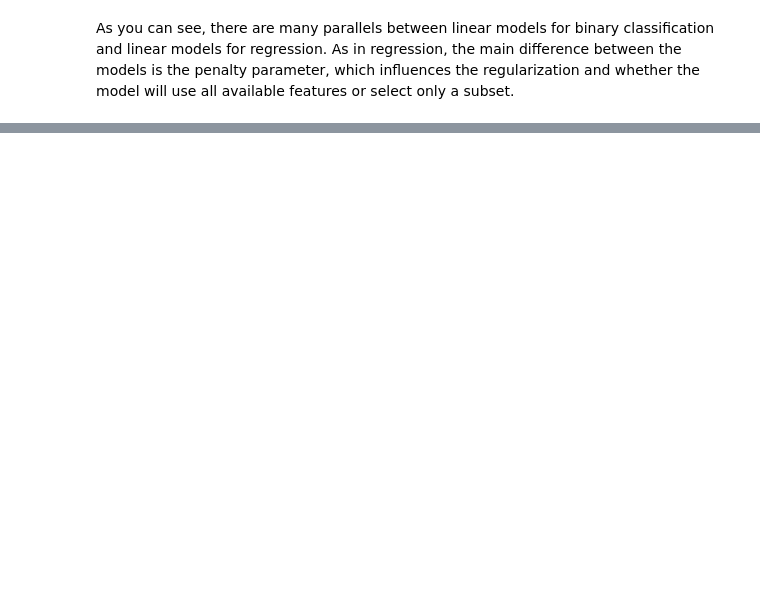
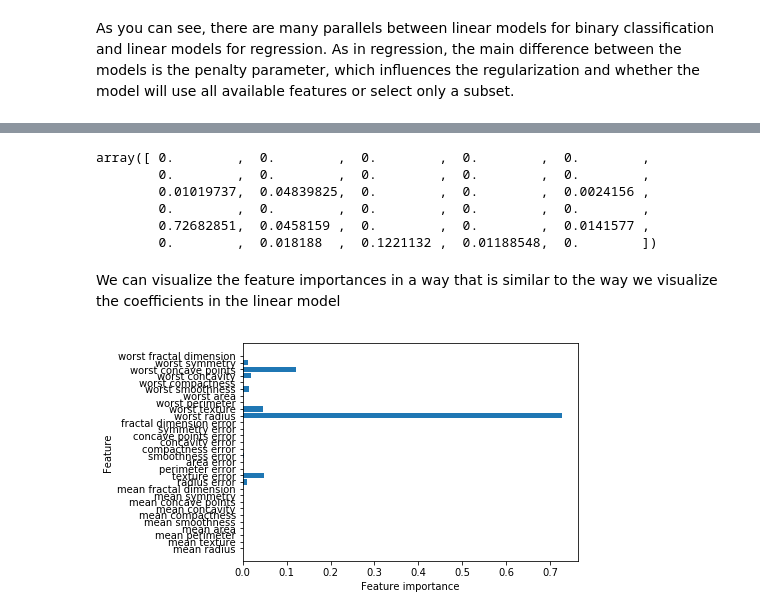
Before and after one commit to karmari116/andreas_muller_intro_to_machine_learning_with_python, a Jupyter notebook: ch_2_supervised_learning.ipynb, the cells around one changed output, grey strips where cells are left out. Saved outputs shown, nothing was run; the diff lists cells and outputs as text; code cells hidden in the pictures; blank space fills up the shorter version.

```diff
--- a/ch_2_supervised_learning.ipynb
+++ b/ch_2_supervised_learning.ipynb
@@ -1107,0 +1471,8 @@ whether the model will use all available features or select only a subset.
+# %%
+from sklearn.tree import DecisionTreeClassifier
+
+cancer = load_breast_cancer()
+X_train, X_test, y_train, y_test = train_test_split(
+    cancer.data, cancer.target, stratify=cancer.target, random_state=42)
+tree = DecisionTreeClassifier(random_state=0)
+tree.fit(X_train, y_train)
@@ -1107,0 +1507,3 @@ whether the model will use all available features or select only a subset.
+# %%
+tree = DecisionTreeClassifier(max_depth=4, random_state=0)
+tree.fit(X_train, y_train)
@@ -1107,0 +1572,22 @@ whether the model will use all available features or select only a subset.
+# %%
+tree.feature_importances_
+# %% [output]
+array([ 0.        ,  0.        ,  0.        ,  0.        ,  0.        ,
+        0.        ,  0.        ,  0.        ,  0.        ,  0.        ,
+        0.01019737,  0.04839825,  0.        ,  0.        ,  0.0024156 ,
+        0.        ,  0.        ,  0.        ,  0.        ,  0.        ,
+        0.72682851,  0.0458159 ,  0.        ,  0.        ,  0.0141577 ,
+        0.        ,  0.018188  ,  0.1221132 ,  0.01188548,  0.        ])
+# %% [markdown]
+We can visualize the feature importances in a way that is similar to the way we visualize
+the coefficients in the linear model
+# %%
+def plot_feature_importances_cancer(model):
+    n_features = cancer.data.shape[1]
+    plt.barh(range(n_features), model.feature_importances_, align='center')
+    plt.yticks(np.arange(n_features), cancer.feature_names)
+    plt.xlabel("Feature importance")
+    plt.ylabel("Feature")
+plot_feature_importances_cancer(tree)
+# %% [output]
+[figure, added]
```
Also changed, not shown: parts of 162 cells of this notebook, 9 other files.
